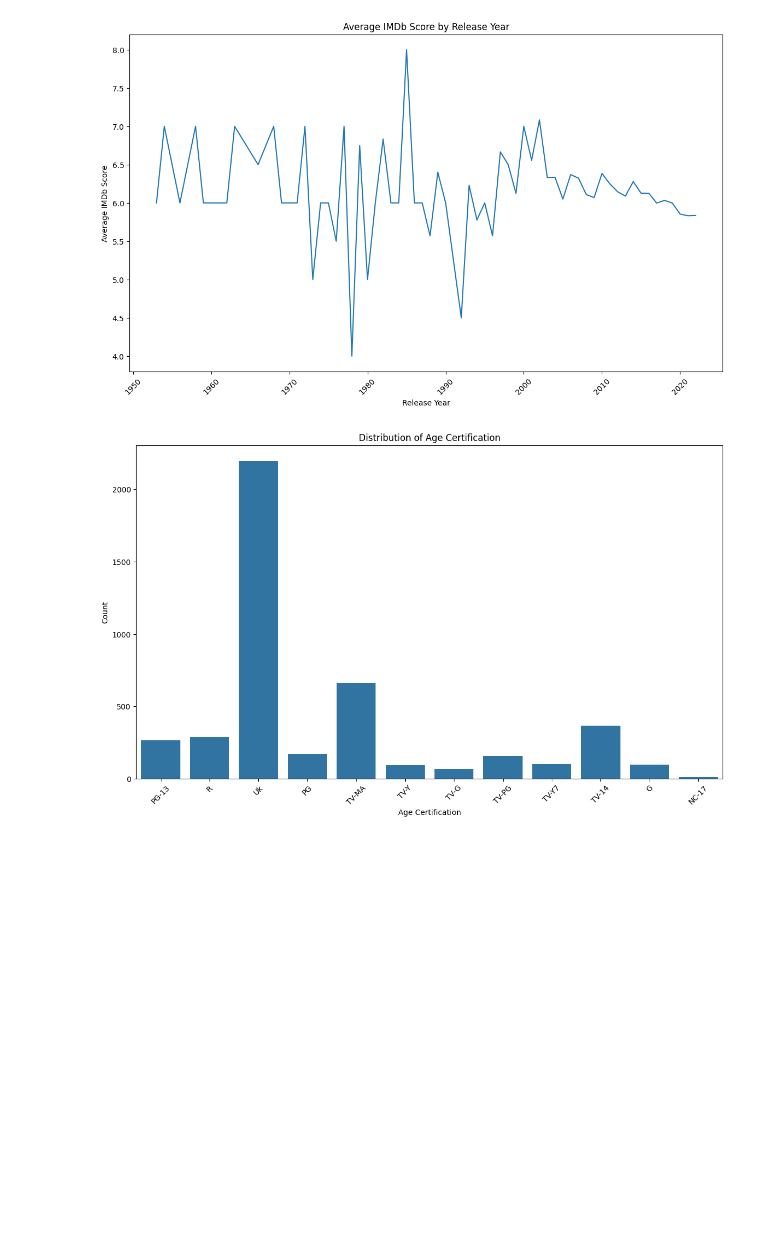
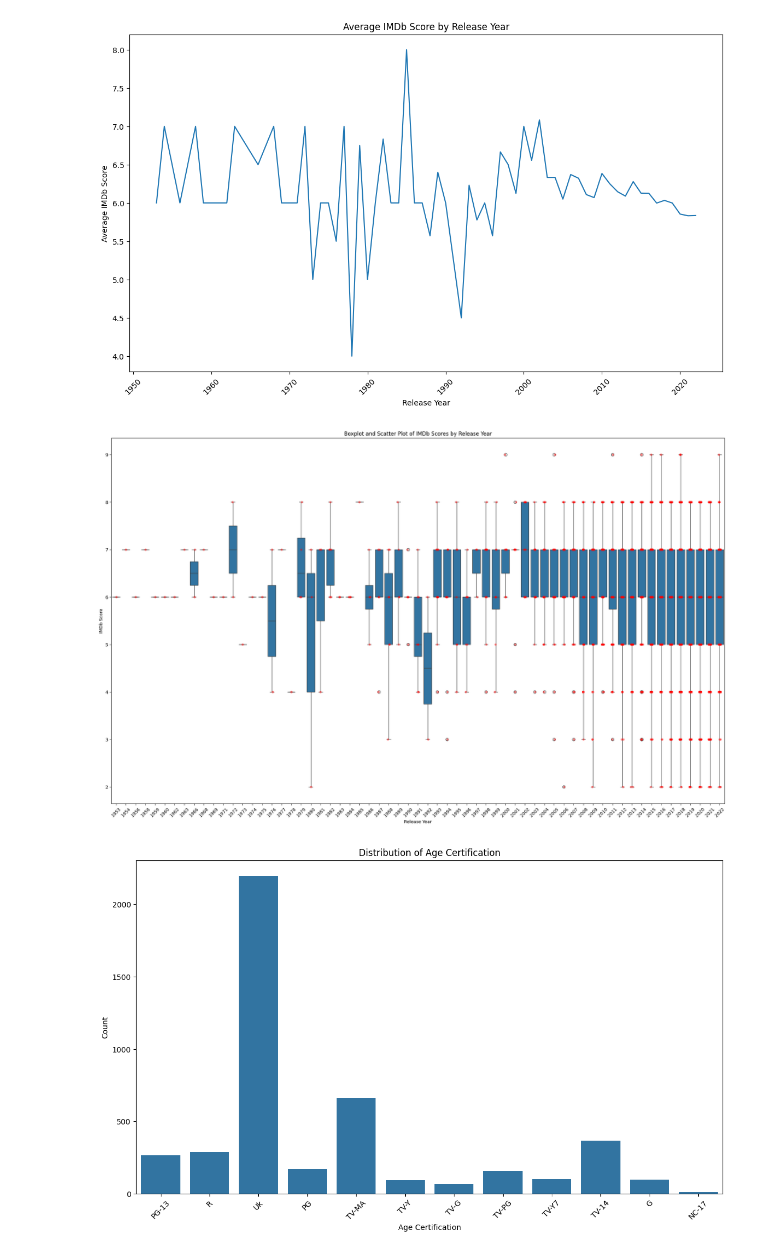
Before and after one commit to Karthikgolla9030/Netflix_Analysis_Project, a Jupyter notebook: processing.ipynb, the cells around one changed output. Drawn from its saved outputs; the diff is of its cells as text; code cells hidden in the pictures; blank space fills up the shorter version.

Commit message:
Preprocessed Netflix dataset: cleaned, transformed, and visualized data.

```diff
--- a/processing.ipynb
+++ b/processing.ipynb
@@ -543,6 +543,17 @@ plt.xticks(rotation=45)
 plt.show()
 # %% [output]
 [figure]
+# %%
+plt.figure(figsize=(25, 15))
+sns.boxplot(x='release_year', y='imdb_score', data=data)
+sns.stripplot(x='release_year', y='imdb_score', data=data, color='red', alpha=0.5)
+plt.title('Boxplot and Scatter Plot of IMDb Scores by Release Year')
+plt.xlabel('Release Year')
+plt.ylabel('IMDb Score')
+plt.xticks(rotation=45)
+plt.show()
+# %% [output]
+[figure, added]
 # %%
 # Distribution of Categorical Variables
 plt.figure(figsize=(14, 8))
```
Also changed, not shown: parts of 1 cell of this notebook.
